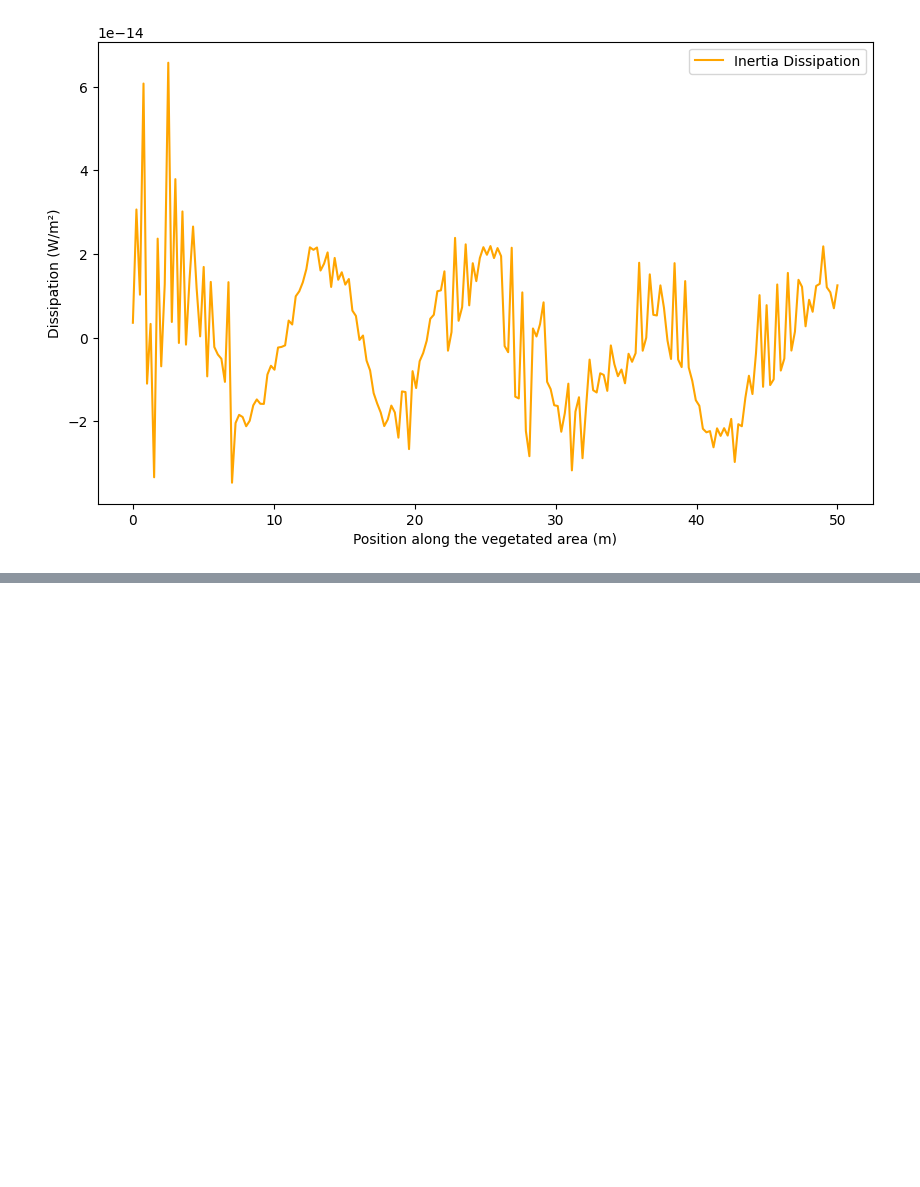
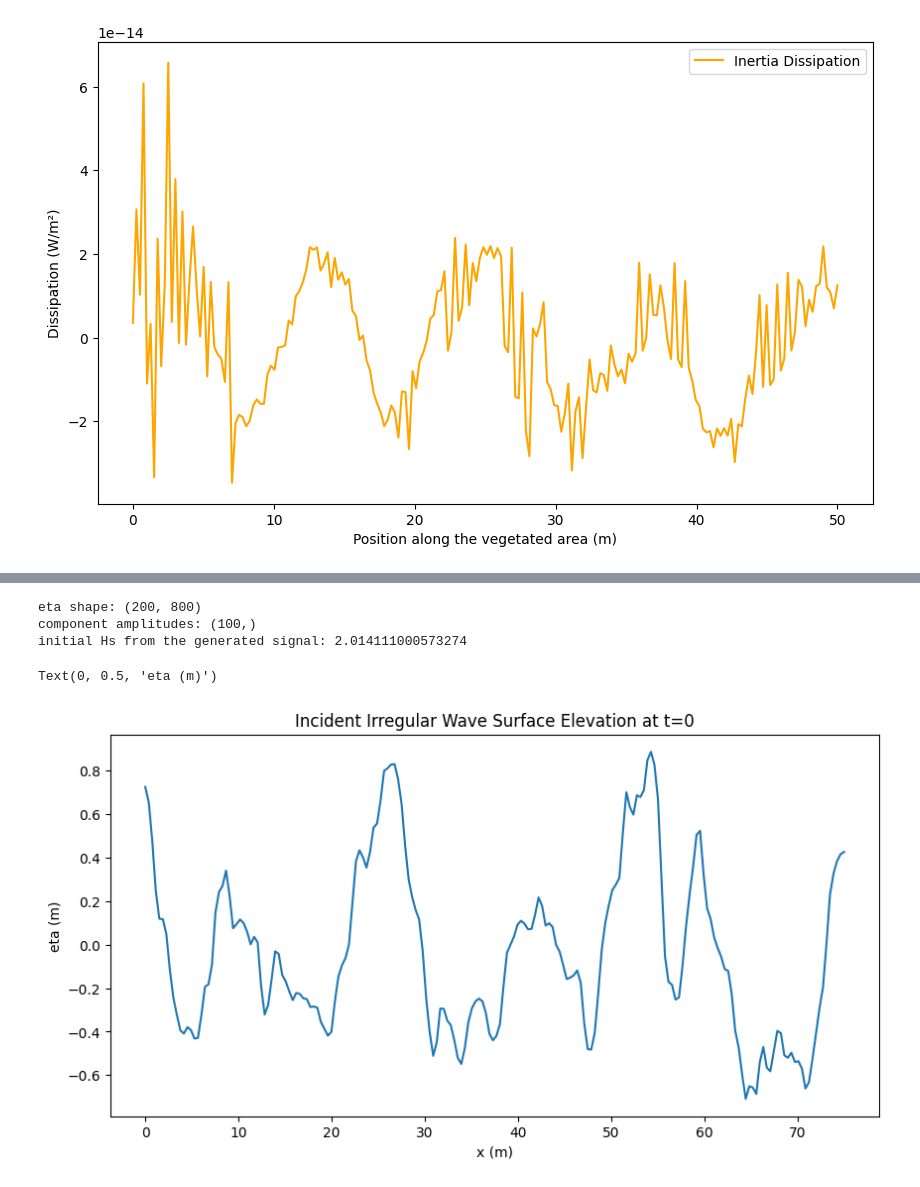
Before and after one commit to maxime-becuwe/website, a Jupyter notebook: assets/wave-vegetation/regular_wave_theory.ipynb, the cells around one changed output, grey strips where cells are left out. Saved outputs shown, nothing was run; the diff lists cells and outputs as text; code cells hidden in the pictures; blank space fills up the shorter version.

```diff
--- a/assets/wave-vegetation/regular_wave_theory.ipynb
+++ b/assets/wave-vegetation/regular_wave_theory.ipynb
@@ -208,0 +473,64 @@ plt.legend()
+# %%
+## Incident irregular-wave conditions and discretization.
+
+H_s = 2.0
+T_p = 4.0
+N = 100
+
+x_irregular = np.linspace(
+    0,
+    1.5 * L_vegetation,
+    200
+)
+
+# Only the part of the water column occupied by vegetation is needed
+z_vegetation = np.linspace(
+    -h,
+    -h + h_vegetation,
+    40
+)
+
+# A time record is required to evaluate the nonlinear energy transfer.
+# A single column of eta_xt can still be used to plot t = 0 s.
+time_record = np.linspace(
+    0,
+    20 * T_p,
+    800
+)
+
+eta_incident_xt, Amp, phi, f, k_components = irregular_wave(
+    x_irregular,
+    time_record,
+    H_s,
+    T_p,
+    N,
+    seed=77
+)
+
+omega_components = 2 * np.pi * f
+
+cg_components = (
+    omega_components / (2 * k_components)
+    * (
+        1
+        + 2 * k_components * h
+        / np.sinh(2 * k_components * h)
+    )
+)
+
+print("eta shape:", eta_incident_xt.shape)
+print("component amplitudes:", Amp.shape)
+print("initial Hs from the generated signal:", 4 * np.std(eta_incident_xt[0, :]))
+
+## plot incident irregular wave
+plt.figure(figsize=(10, 5))
+plt.plot(x_irregular, eta_incident_xt[:,0])
+plt.title('Incident Irregular Wave Surface Elevation at t=0')
+plt.xlabel('x (m)')
+plt.ylabel('eta (m)')
+# %% [output]
+eta shape: (200, 800)
+component amplitudes: (100,)
+initial Hs from the generated signal: 2.014111000573274
+Text(0, 0.5, 'eta (m)')
+[figure, added]
```
Also changed, not shown: parts of 8 cells of this notebook, 5 other files.
